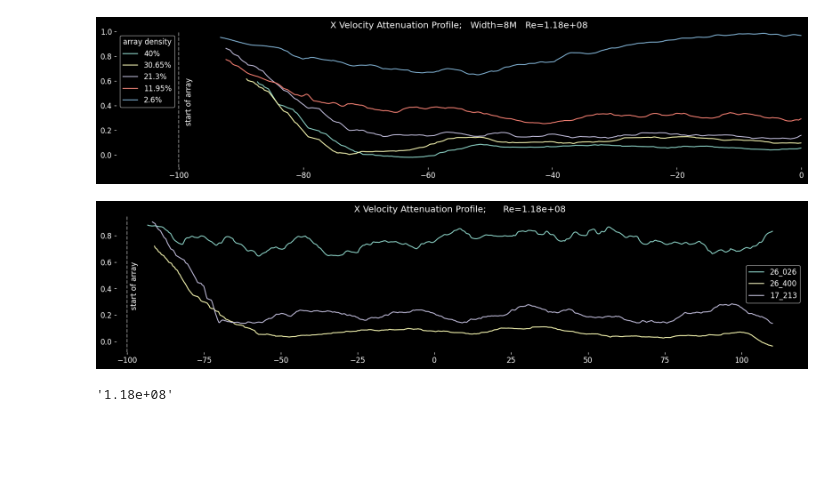
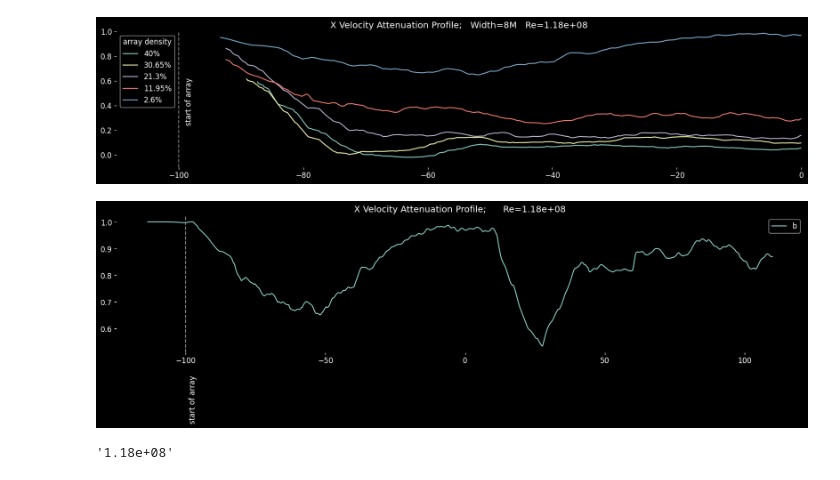
Before and after one commit to Wzesk/pole_array, a Jupyter notebook: process_velocity.ipynb, the cells around one changed output. Cells and saved outputs as stored; diff of their text form; code cells hidden in the pictures; blank space fills up the shorter version.

```diff
--- a/process_velocity.ipynb
+++ b/process_velocity.ipynb
@@ -95,21 +95,23 @@ plt.show()
 # %%
 %matplotlib inline
 
+vel_b, x_b = read_smooth_data("extracts1/d8_026_000050b.csv", smoothing)
+
 plt.figure()
-plt.plot( x_26_026,vel_26_026, label = '26_026')
-plt.plot( x_26_400,vel_26_400, label = '26_400')
-plt.plot( x_17_213,vel_17_213, label = '17_213')
+plt.plot( x_b,vel_b, label = 'b')
+# plt.plot( x_26_400,vel_26_400, label = '26_400')
+# plt.plot( x_17_213,vel_17_213, label = '17_213')
 
 #add vertical line to note start of pole array
 plt.axvline(x=-100, color='grey', linestyle='--')
 plt.text(-99, 0.25, 'start of array', rotation=90)
 
 #lab flow Re is at 3,600,000
 plt.title('X Velocity Attenuation Profile;      Re=1.18e+08')
 plt.legend()
 plt.show()
 # %% [output]
-[figure, old version]
+[figure, new version]
 # %%
 #create a function that uses the significant size and velocity of a fluid to calculate the reynolds number
 def reynolds_number(velocity, diameter):
```
Also changed, not shown: 14 other files.
